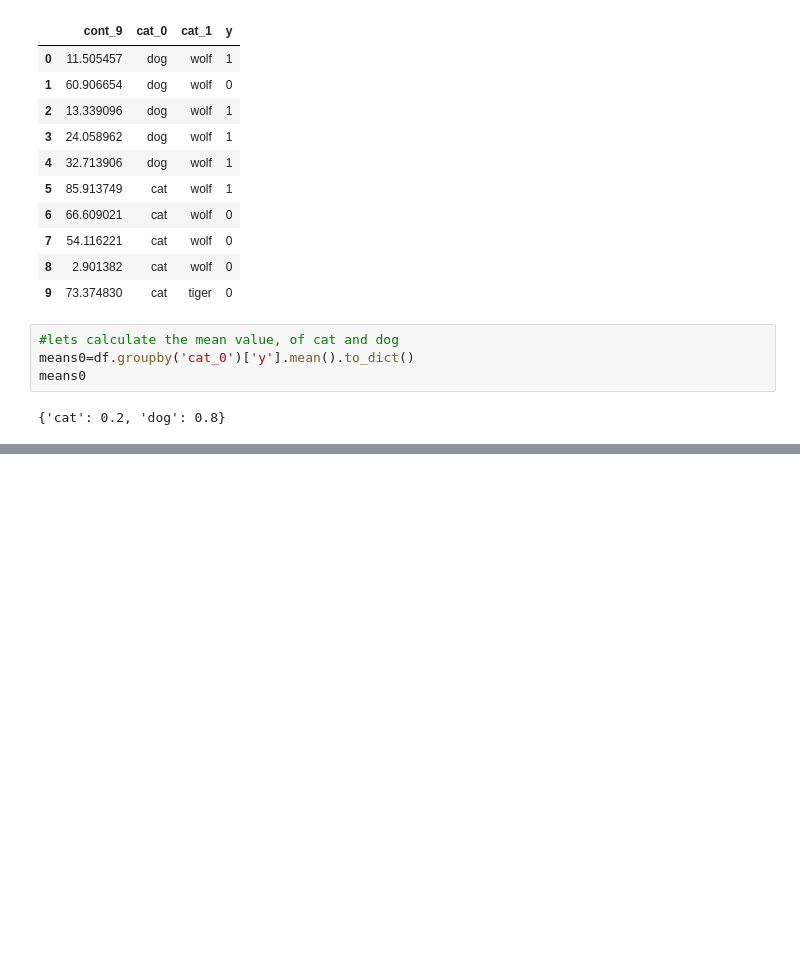
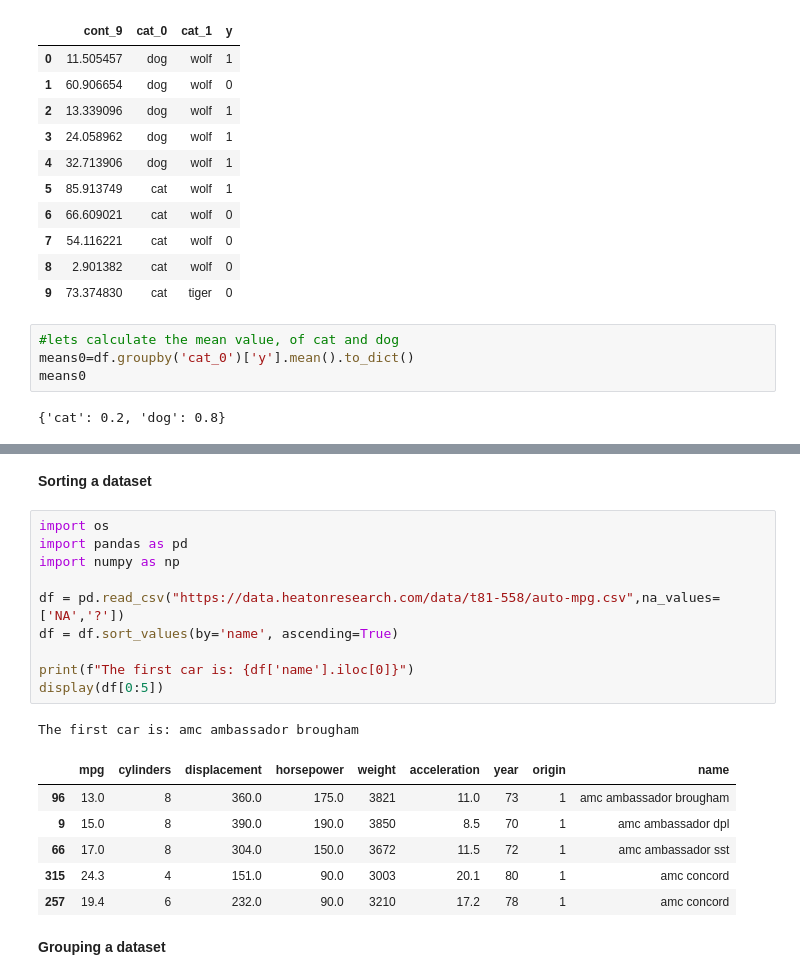
Before and after one commit to PorasS/AI, a Jupyter notebook: pandasTut.ipynb, the cells around one changed output, grey strips where cells are left out. Drawn from its saved outputs; the diff is of its cells as text; blank space fills up the shorter version.

```diff
--- a/pandasTut.ipynb
+++ b/pandasTut.ipynb
@@ -504,0 +529,22 @@ means0
+# %% [markdown]
+**Sorting a dataset**
+# %%
+import os
+import pandas as pd
+import numpy as np
+
+df = pd.read_csv("https://data.heatonresearch.com/data/t81-558/auto-mpg.csv",na_values=['NA','?'])
+df = df.sort_values(by='name', ascending=True)
+
+print(f"The first car is: {df['name'].iloc[0]}")
+display(df[0:5])
+# %% [output]
+The first car is: amc ambassador brougham
+|  | mpg | cylinders | displacement | horsepower | weight | acceleration | year | origin | name |
+| 96 | 13.0 | 8 | 360.0 | 175.0 | 3821 | 11.0 | 73 | 1 | amc ambassador brougham |
+| 9 | 15.0 | 8 | 390.0 | 190.0 | 3850 | 8.5 | 70 | 1 | amc ambassador dpl |
+| 66 | 17.0 | 8 | 304.0 | 150.0 | 3672 | 11.5 | 72 | 1 | amc ambassador sst |
+| 315 | 24.3 | 4 | 151.0 | 90.0 | 3003 | 20.1 | 80 | 1 | amc concord |
+| 257 | 19.4 | 6 | 232.0 | 90.0 | 3210 | 17.2 | 78 | 1 | amc concord |
+# %% [markdown]
+**Grouping a dataset**
```
Also changed, not shown: parts of 13 cells of this notebook.
